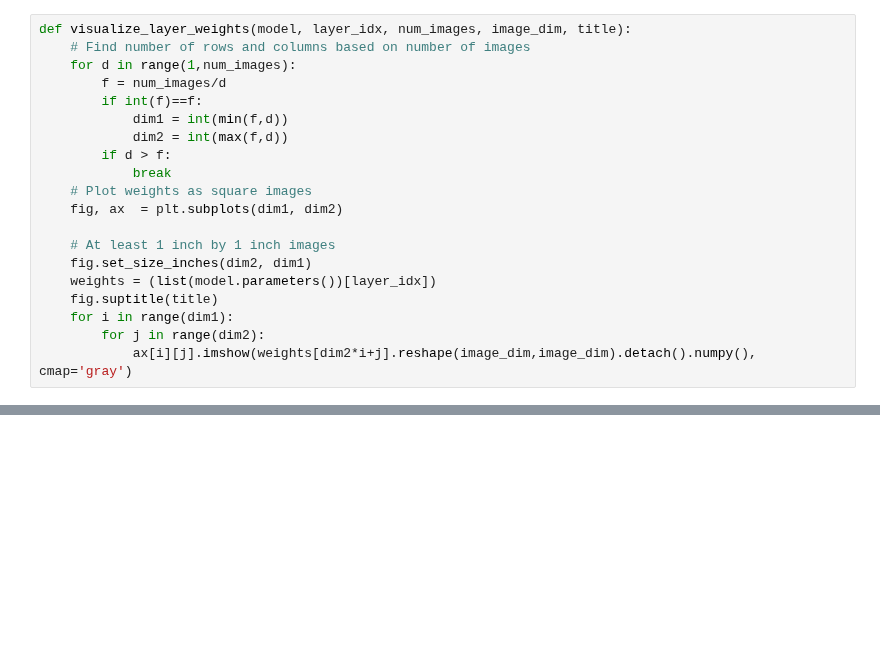
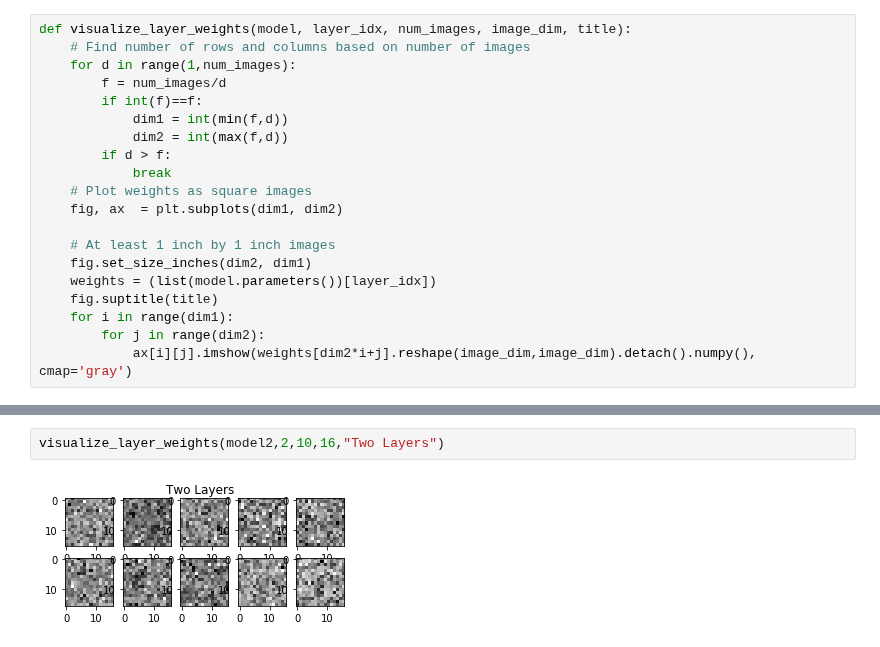
Before and after one commit to edgar971/cs-498-advanced-machine-learning, a Jupyter notebook: assignments/8-Artificial-Neural-Networks/hw.ipynb, the cells around one changed output, grey strips where cells are left out. Saved outputs shown, nothing was run; the diff lists cells and outputs as text; blank space fills up the shorter version.

```diff
--- a/assignments/8-Artificial-Neural-Networks/hw.ipynb
+++ b/assignments/8-Artificial-Neural-Networks/hw.ipynb
@@ -392,0 +401,4 @@ def visualize_layer_weights(model, layer_idx, num_images, image_dim, title):
+# %%
+visualize_layer_weights(model2,2,10,16,"Two Layers")
+# %% [output]
+[figure, added]
```
Also changed, not shown: parts of 7 cells of this notebook, 4 other files.
